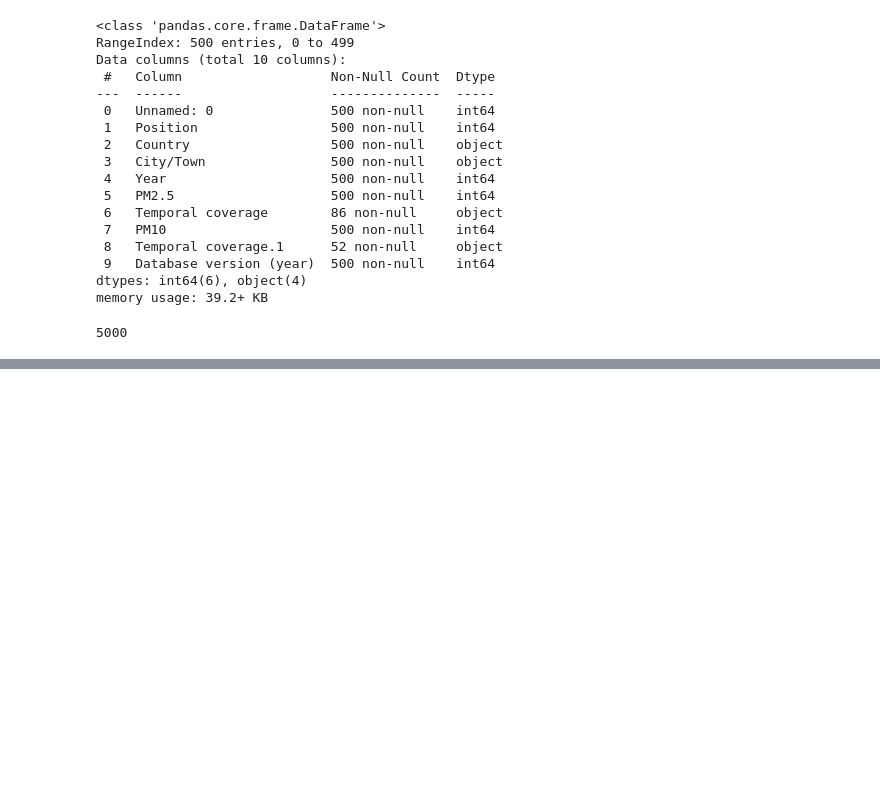
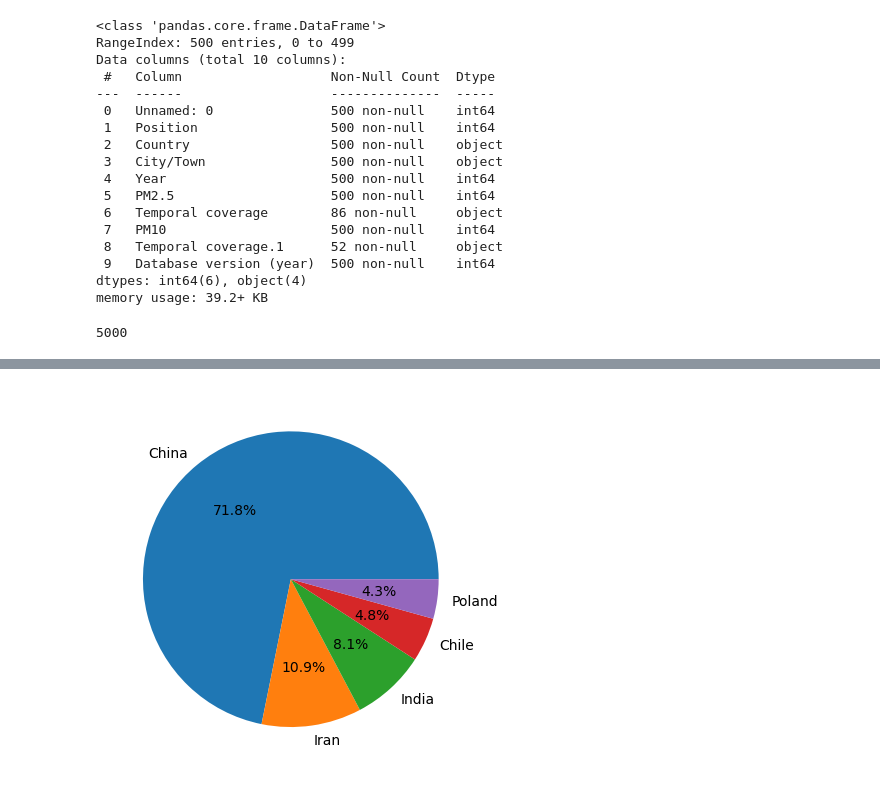
Before and after one commit to khadar786/CampusX, a Jupyter notebook: Tasks/Task-23.ipynb, the cells around one changed output, grey strips where cells are left out. Cells and saved outputs as stored; diff of their text form; code cells hidden in the pictures; blank space fills up the shorter version.

```diff
--- a/Tasks/Task-23.ipynb
+++ b/Tasks/Task-23.ipynb
@@ -56,0 +94,5 @@ plt.plot(iran_series.index,iran_series.values,label='Iran',linestyle='dashed')
+# %%
+plt.pie(freq_ser,labels=freq_ser.index,autopct='%0.1f%%')
+plt.show()
+# %% [output]
+[figure, added]
```
Also changed, not shown: parts of 8 cells of this notebook.
